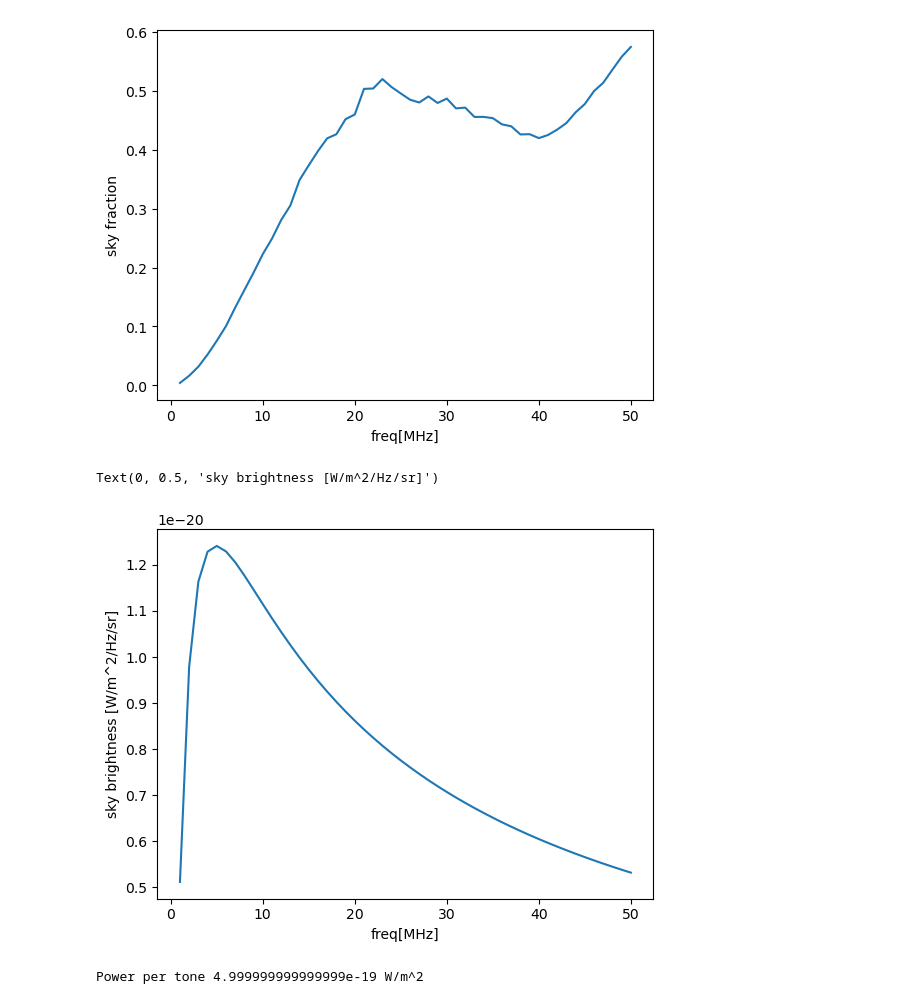
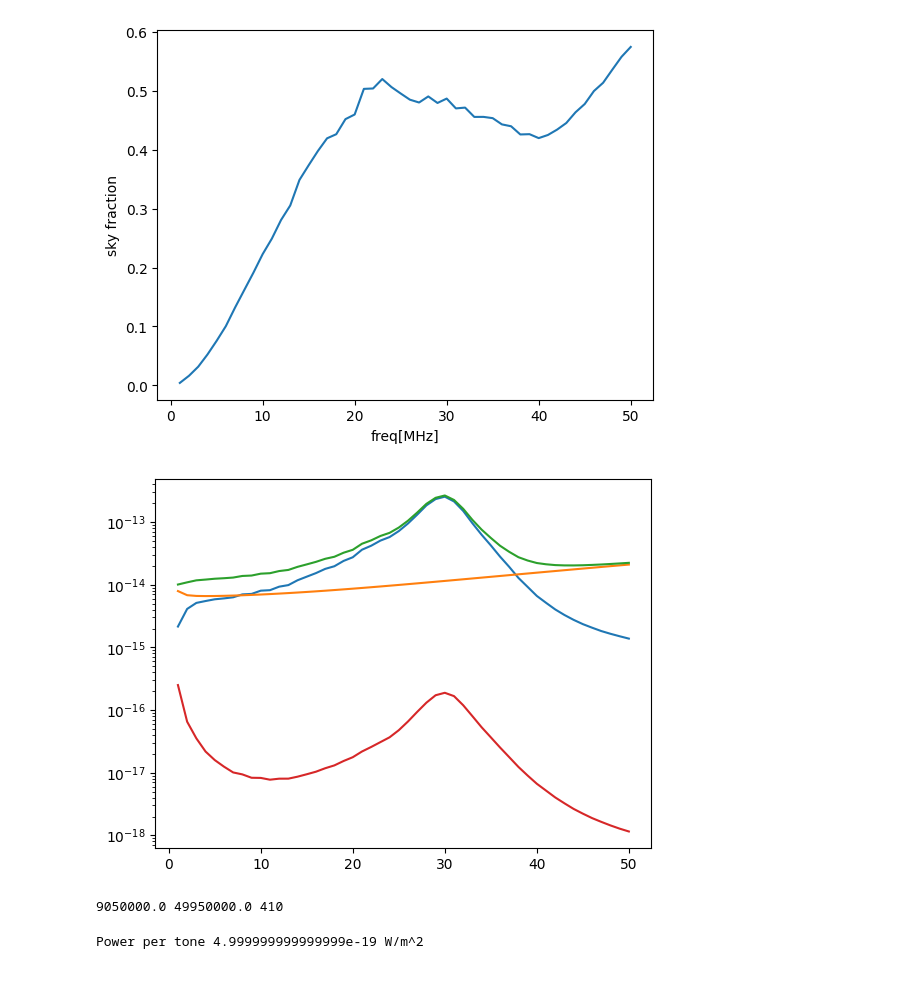
Before and after one commit to lusee-night/notebooks, a Jupyter notebook: calibrator/pfb_detect_ng.ipynb, the cells around one changed output. Cells and saved outputs as stored; diff of their text form; code cells hidden in the pictures.

```diff
--- a/calibrator/pfb_detect_ng.ipynb
+++ b/calibrator/pfb_detect_ng.ipynb
@@ -35,10 +32,31 @@ plt.ylabel('sky fraction')
 sky_fraction = interp1d(B.freq,B.sky_fraction(),kind='linear')
 # %% [output]
 [figure]
-# %%
-plt.plot(B.freq,lusee.MonoSkyModels.B_NB(B.freq))
-plt.xlabel('freq[MHz]')
-plt.ylabel('sky brightness [W/m^2/Hz/sr]')
-# %% [output]
-Text(0, 0.5, 'sky brightness [W/m^2/Hz/sr]')
-[figure, removed]
+# %%
+T=lusee.Throughput()
+
+B2T = 3e8**2/(2*1.38e-23*B.freq**2)
+Nsky = np.array(T.T2Vsq(B.freq)*lusee.MonoSkyModels.T_NB(B.freq)*sky_fraction(B.freq)*25e3/(16))
+Namp = np.array(T.noise(B.freq)*25e3/16)
+Bw = 100e3/400 # as per gina
+lmb = 3e8/(B.freq*1e6)
+X = lmb**2/(4*np.pi)
+kb = 1.38e-23
+A = np.array(np.ones(len(B.freq))*1e-22*Bw*X*T.T2Vsq(B.freq)/kb)
+plt.plot(B.freq,Nsky)
+plt.plot(B.freq,Namp)
+plt.plot(B.freq,Nsky+Namp)
+plt.plot(B.freq,A)
+plt.semilogy()
+Ai = interp1d(B.freq,A,kind='linear')
+Ni = interp1d(B.freq,Nsky+Namp,kind='linear')
+# %% [output]
+[figure, added]
+# %%
+kar = np.arange(181,181+410*2,2)
+freq = kar*50e3
+print (freq.min(),freq.max(),len(freq))
+As = np.sqrt(Ai(freq/1e6)) # amplitude not power
+Ns = np.sqrt(Ni(freq/1e6)) # sigma not sigma^2
+# %% [output]
+9050000.0 49950000.0 410
```
Also changed, not shown: parts of 2 cells of this notebook, 1 other file.
